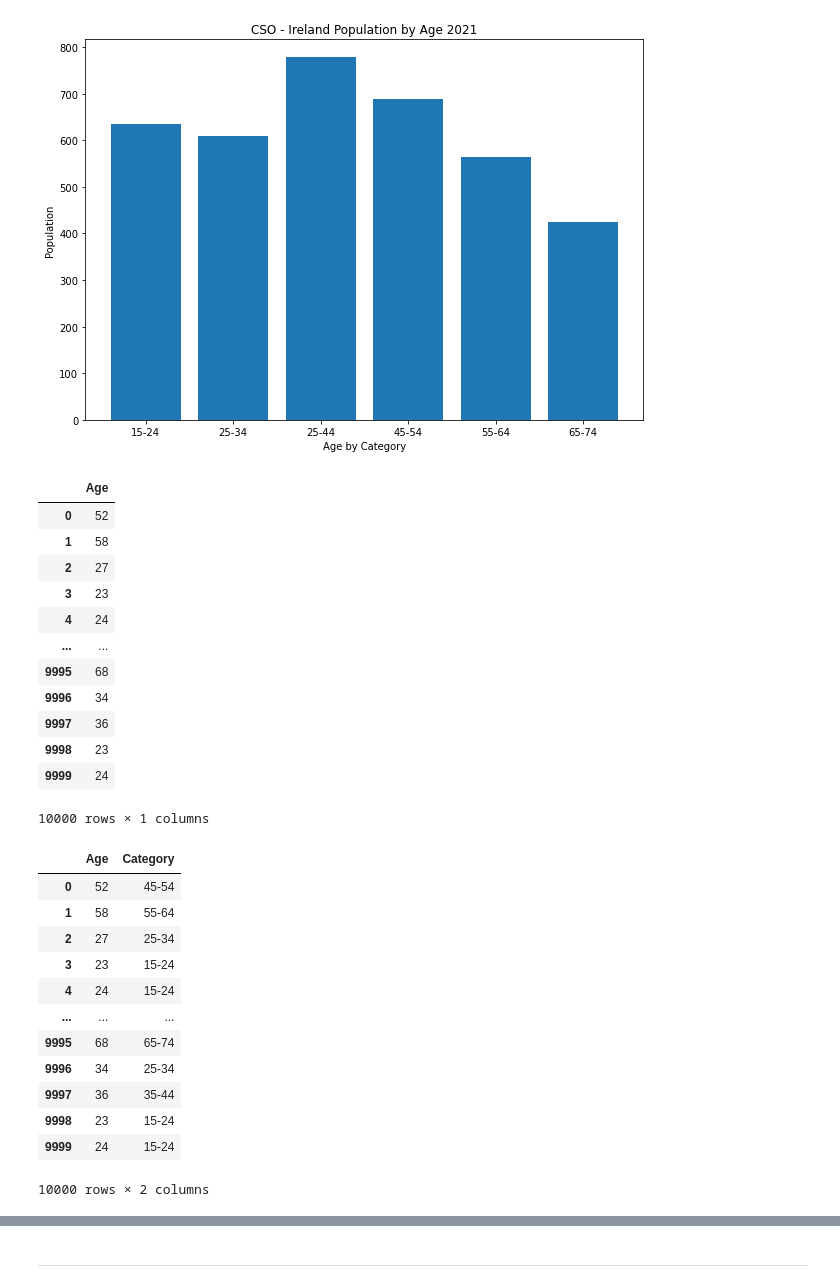
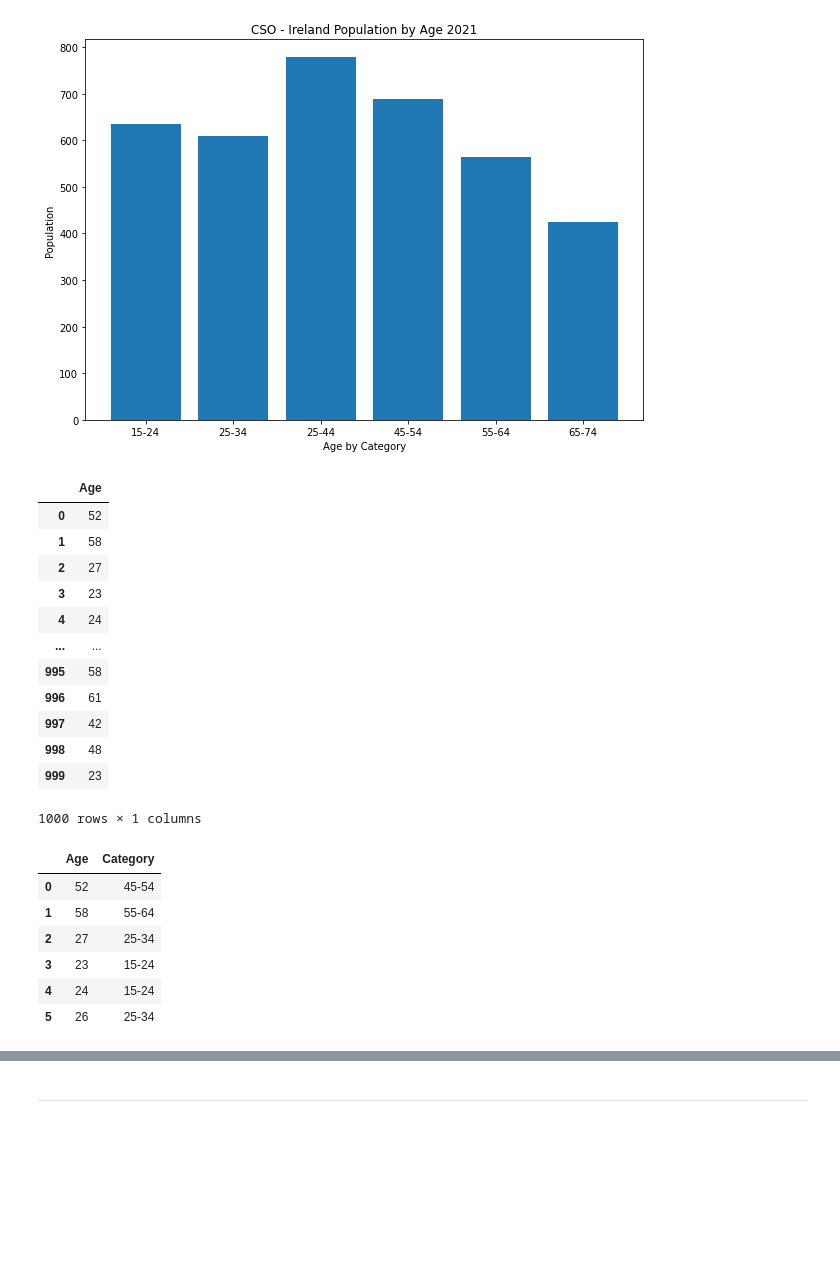
Before and after one commit to donneger/PFDA_Project_2021, a Jupyter notebook: PFDA_Project_2021.ipynb, the cells around one changed output, grey strips where cells are left out. Drawn from its saved outputs; the diff is of its cells as text; code cells hidden in the pictures; blank space fills up the shorter version.

```diff
--- a/PFDA_Project_2021.ipynb
+++ b/PFDA_Project_2021.ipynb
@@ -111,7 +120,7 @@ plt.show()
 
 # fixing the seed so output remains consistent.
 random.seed(1)
-pop=np.random.randint(15, 75, 10000)
+pop=np.random.randint(15, 75, 1000)
 popdf = pd.DataFrame(pop, columns=['Age'])
 popdf
 # %% [output]
@@ -122,39 +131,33 @@ popdf
 | 3 | 23 |
 | 4 | 24 |
 | ... | ... |
-| 9995 | 68 |
-| 9996 | 34 |
-| 9997 | 36 |
-| 9998 | 23 |
-| 9999 | 24 |
+| 995 | 58 |
+| 996 | 61 |
+| 997 | 42 |
+| 998 | 48 |
+| 999 | 23 |
-10000 rows × 1 columns
+1000 rows × 1 columns
 # %%
 # This code takes the synthesised population of 1000 and splits out by the age categories specified for the project.
 conditions=[(popdf['Age']>=15) & (popdf['Age']<=24),
            (popdf['Age']>24) & (popdf['Age']<=34),
             (popdf['Age']>34) & (popdf['Age']<=44),
            (popdf['Age']>44) & (popdf['Age']<=54),
            (popdf['Age']>54) & (popdf['Age']<=64),
            (popdf['Age']>64) & (popdf['Age']<=74)]
 
 values = ['15-24', '25-34', '35-44', '45-54', '55-64', '65-74']
 
 popdf['Category']= np.select(conditions,values)
-popdf
+popdf.head(6)
 # %% [output]
 |  | Age | Category |
 | 0 | 52 | 45-54 |
 | 1 | 58 | 55-64 |
 | 2 | 27 | 25-34 |
 | 3 | 23 | 15-24 |
 | 4 | 24 | 15-24 |
-| ... | ... | ... |
-| 9995 | 68 | 65-74 |
-| 9996 | 34 | 25-34 |
-| 9997 | 36 | 35-44 |
-| 9998 | 23 | 15-24 |
-| 9999 | 24 | 15-24 |
+| 5 | 26 | 25-34 |
-10000 rows × 2 columns
 # %%
 # Have a quick look at the 1000 population.
 sns.histplot(popdf)
```
Also changed, not shown: parts of 35 cells of this notebook.
